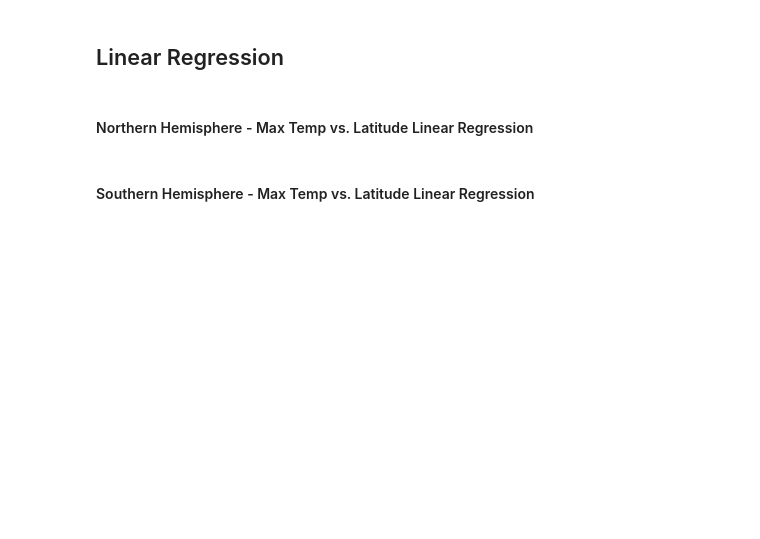
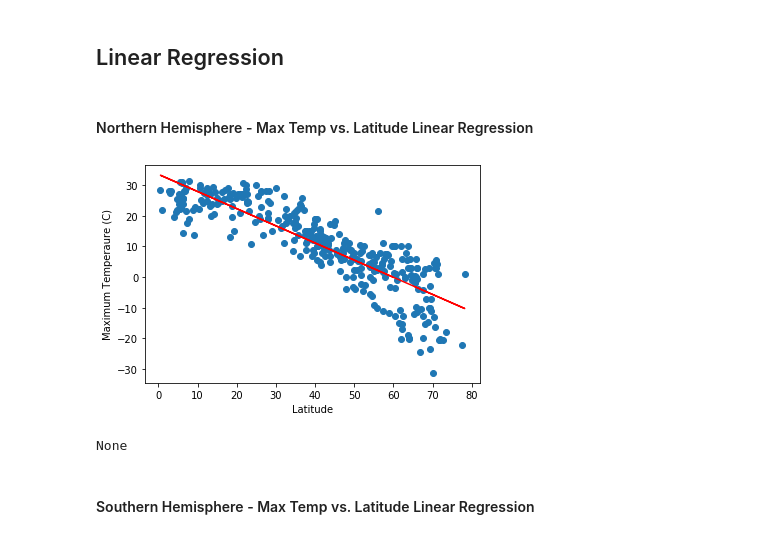
Before and after one commit to loictiemani/Unit-6-Assignment-What-s-the-Weather-Like, a Jupyter notebook: starter_code/WeatherPy.ipynb, the cells around one changed output. Saved outputs shown, nothing was run; the diff lists cells and outputs as text; code cells hidden in the pictures; blank space fills up the shorter version.

```diff
--- a/starter_code/WeatherPy.ipynb
+++ b/starter_code/WeatherPy.ipynb
@@ -265,6 +265,24 @@ plt.show()
 # %% [markdown]
 ## Linear Regression
+# %%
+def linear_reg(x_values,y_values):
+    (slope, intercept, rvalue, pvalue, stderr) = linregress(x_values, y_values)
+    regress_values = x_values * slope + intercept
+    line_eq = "y = " + str(round(slope,2)) + "x + " + str(round(intercept,2))
+    plt.scatter(x_values,y_values)
+    plt.plot(x_values,regress_values,"r-")
+    plt.show()
 # %% [markdown]
 ####  Northern Hemisphere - Max Temp vs. Latitude Linear Regression
+# %%
+northern_hemisphere = weather_df.loc[weather_df["Latitude"]>0]
+x_values = northern_hemisphere["Latitude"]
+y_values = northern_hemisphere["Maximum Temperature"]
+plt.xlabel("Latitude")
+plt.ylabel("Maximum Temperaure (C)")
+print(linear_reg(x_values,y_values))
+# %% [output]
+[figure, added]
+None
 # %% [markdown]
 ####  Southern Hemisphere - Max Temp vs. Latitude Linear Regression
```
Also changed, not shown: parts of 11 cells of this notebook.
